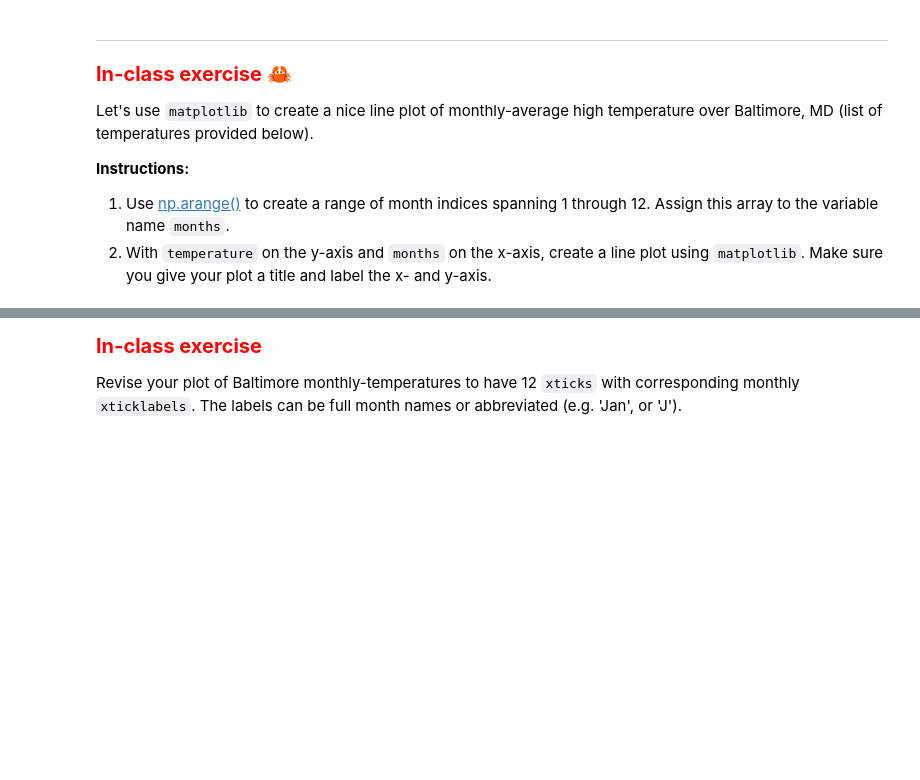
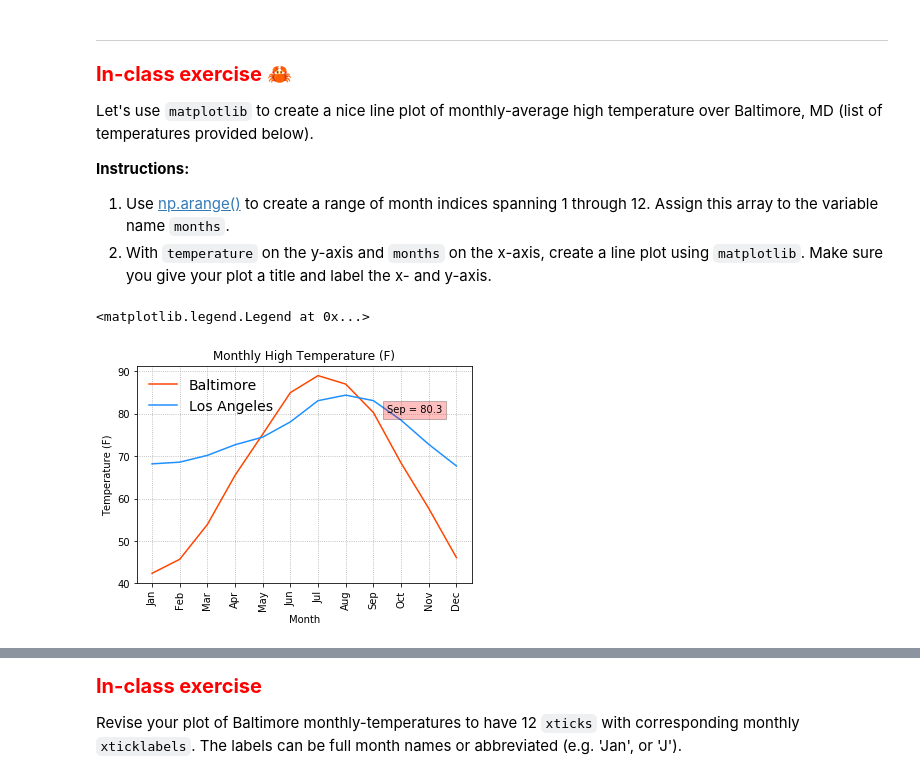
Before and after one commit to neil-berg/climate-data-analyses, a Jupyter notebook: lectures/AOS51_2019W_#3.ipynb, the cells around one changed output, grey strips where cells are left out. Cells and saved outputs as stored; diff of their text form; code cells hidden in the pictures; blank space fills up the shorter version.

```diff
--- a/lectures/AOS51_2019W_#3.ipynb
+++ b/lectures/AOS51_2019W_#3.ipynb
@@ -62,6 +62,32 @@ Let's use `matplotlib` to create a nice line plot of monthly-average high temper
 2. With `temperature` on the y-axis and `months` on the x-axis, create a line plot using `matplotlib`. Make sure you give your plot a title and label the x- and y-axis.
 # %%
 baltimore_temps = [42.4, 45.7, 53.9, 65.5, 75.2, 85.0, 89.0, 87.0, 80.3, 68.4, 57.7, 46.1]
+# %%
+la_temps = [68.2, 68.6, 70.2, 72.7, 74.5, 78.1, 83.1, 84.4, 83.1, 78.5, 72.8, 67.7]
+months = np.arange(1,13)
+
+fig = plt.figure()
+ax = fig.add_subplot(1,1,1)
+ax.plot(months, baltimore_temps, color='orangered', label='Baltimore')
+ax.plot(months, la_temps, color='dodgerblue', label='Los Angeles')
+ax.set_title('Monthly High Temperature (F)')
+ax.set_ylabel('Temperature (F)')
+ax.set_xlabel('Month')
+
+# Modifying xticks
+ax.set_xticks(np.arange(1,13))
+ax.set_xticklabels(['Jan', 'Feb', 'Mar', 'Apr', 'May', 'Jun', 'Jul', 'Aug', 'Sep', 'Oct', 'Nov', 'Dec'], rotation=90)
+
+# Adding grid axes
+ax.grid(axis='both', color='darkgrey', linestyle='dotted')
+
+# Adding text overlays
+ax.text(9.5, 80.3, 'Sep = 80.3', bbox=dict(facecolor='red', alpha=0.25))
+
+plt.legend(loc='upper left', frameon=False, fontsize=14)
+# %% [output]
+<matplotlib.legend.Legend at 0x...>
+[figure, added]
 # %% [markdown]
 ## Customizing the ticks and tick-labels
 So far, we've let matplotlib figure out the best tick spacing and labels for our plots, but they are highly customizable.
```
Also changed, not shown: parts of 5 cells of this notebook, 1 other file.
